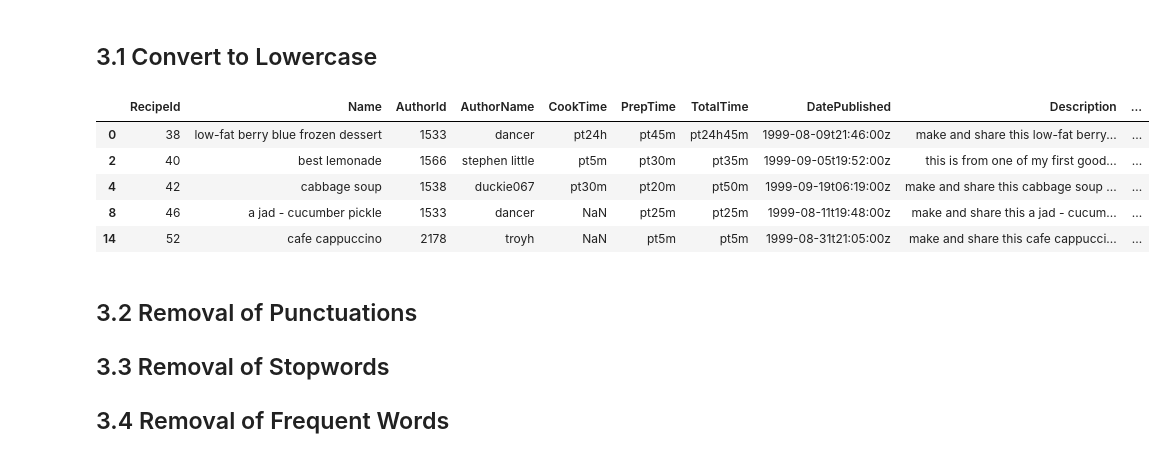
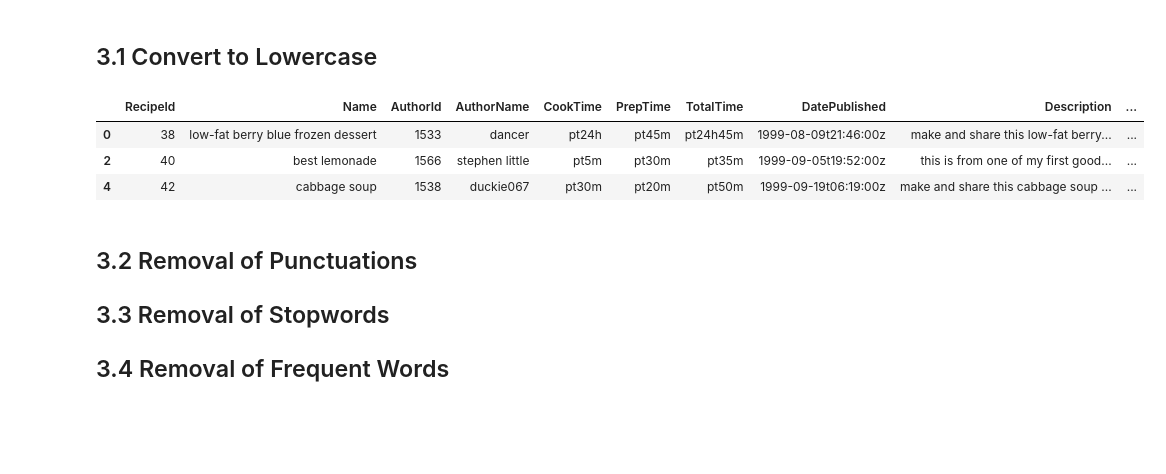
Before and after one commit to TechLabs-Remote-Bootcamp/WS24-MyDailyImpact, a Jupyter notebook: deeplearning/preprocessing.ipynb, the cells around one changed output. Drawn from its saved outputs; the diff is of its cells as text; code cells hidden in the pictures; blank space fills up the shorter version.

```diff
--- a/deeplearning/preprocessing.ipynb
+++ b/deeplearning/preprocessing.ipynb
@@ -255,19 +237,17 @@ Beispiel (erste 10 Zutaten):
 ## 3.1 Convert to Lowercase
 # %%
 string_columns = df.select_dtypes(include=['object']).columns.tolist()
-string_columns.remove('Images')
+string_columns.remove('Images') #so that the url won't get changed
 
 for column in string_columns:
     df[column] = df[column].str.lower()
 
-df.head()
+df.head(3)
 # %% [output]
 |  | RecipeId | Name | AuthorId | AuthorName | CookTime | PrepTime | TotalTime | DatePublished | Description | ... |
 | 0 | 38 | low-fat berry blue frozen dessert | 1533 | dancer | pt24h | pt45m | pt24h45m | 1999-08-09t21:46:00z | make and share this low-fat berry... | ... |
 | 2 | 40 | best lemonade | 1566 | stephen little | pt5m | pt30m | pt35m | 1999-09-05t19:52:00z | this is from one of my first good... | ... |
 | 4 | 42 | cabbage soup | 1538 | duckie067 | pt30m | pt20m | pt50m | 1999-09-19t06:19:00z | make and share this cabbage soup ... | ... |
-| 8 | 46 | a jad - cucumber pickle | 1533 | dancer | NaN | pt25m | pt25m | 1999-08-11t19:48:00z | make and share this a jad - cucum... | ... |
-| 14 | 52 | cafe cappuccino | 2178 | troyh | NaN | pt5m | pt5m | 1999-08-31t21:05:00z | make and share this cafe cappucci... | ... |
 # %% [markdown]
 
 ## 3.2 Removal of Punctuations
```
Also changed, not shown: parts of 5 cells of this notebook.
